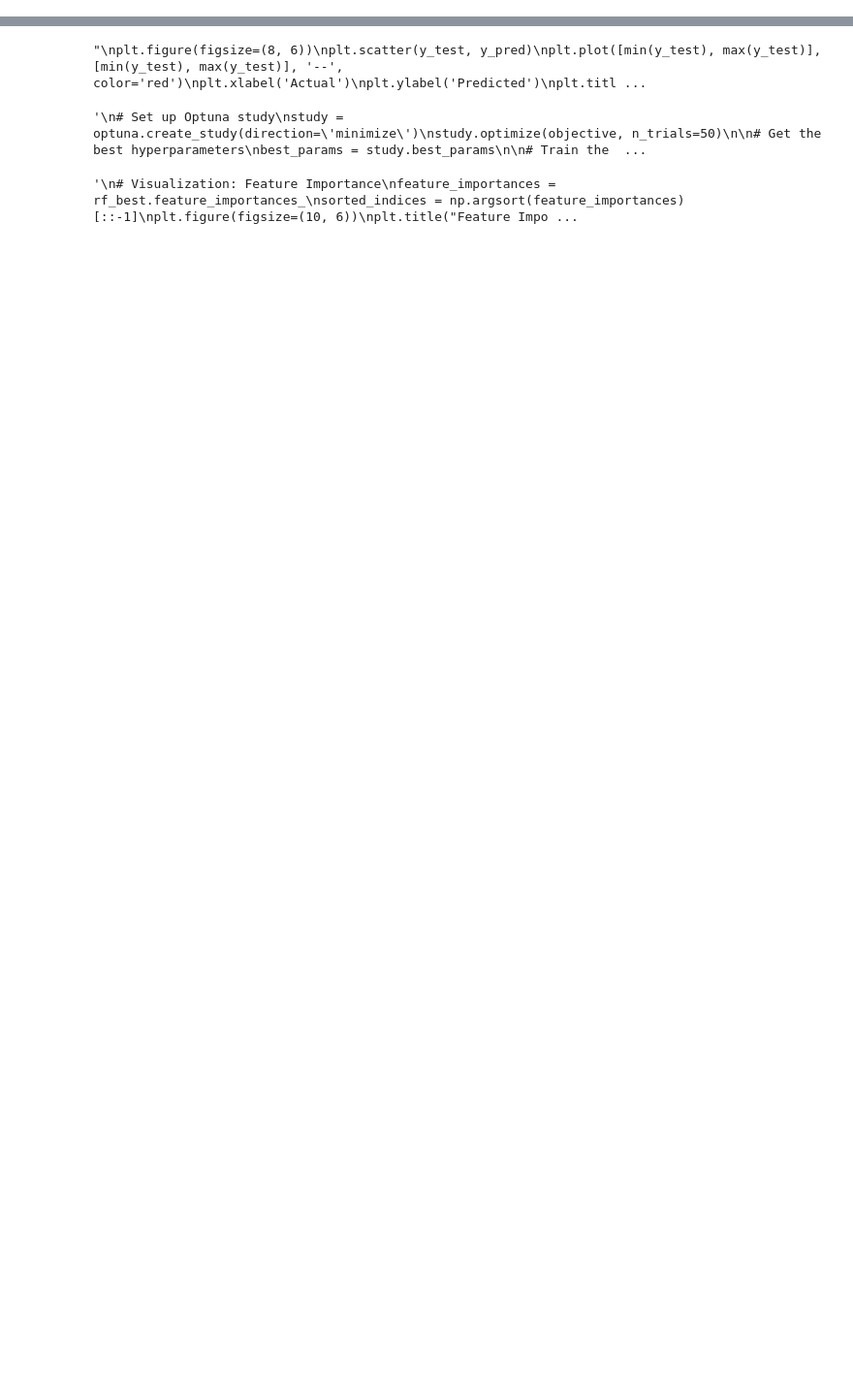
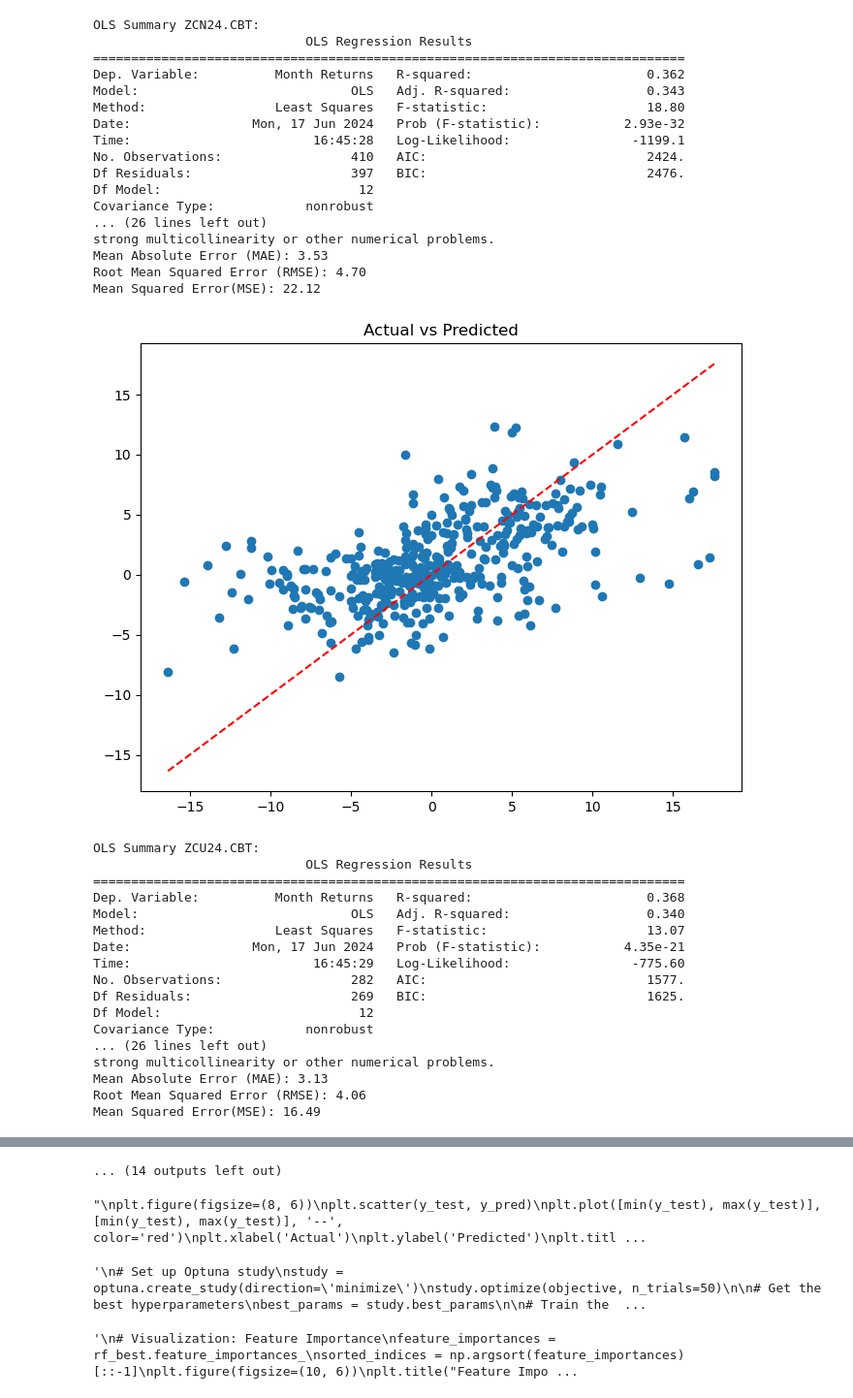
Before and after one commit to aadit-bhatia/maizerunner, a Jupyter notebook: prices_cleaning.ipynb, the cells around one changed output, grey strips where cells are left out. Shown at 97% size. Saved outputs shown, nothing was run; the diff lists cells and outputs as text; code cells hidden in the pictures; blank space fills up the shorter version.

Commit message:
added dow and fixed the way we store the regression objects

```diff
--- a/prices_cleaning.ipynb
+++ b/prices_cleaning.ipynb
@@ -62,7 +52,8 @@ for i, df in enumerate(dfs_list):
     df['Returns'] = df['Close'].pct_change() * 100
 
     df['Month Returns'] = df['Close'].pct_change(periods = 28) * 100
-    df['Month Returns'] = df['Month Returns'].shift(-30)
+    df['Month Returns'] = df['Month Returns'].shift(-28)
+    print(df['Month Returns'])
 
     #Relative Strength Index
     df['Momentum RSI'] = ta.rsi(df['Close'], length=14)
@@ -94,6 +85,9 @@ for i, df in enumerate(dfs_list):
     #Volume Weighted Average Price
     df['VWAP'] = (df['Close'] * df['Volume']).cumsum() / df['Volume'].cumsum()
     df = pd.merge(df, vix_df['vix'], left_index=True, right_index=True)
+    df = pd.merge(df, dow_df['dow'], left_index=True, right_index=True)
+
+    df = df.dropna()
     dfs_list[i] = df  # Assign the modified df back to the list
 
 
@@ -102,21 +114,19 @@ dfs_dct = dict(zip(codes_list, dfs_list))
 #OLS
 
 def ols(merged_df):
-    merged_df = merged_df.dropna()
-
     #Specifying Axes
-    x_vars = ['Returns', 'Momentum RSI', 'Close','MACD','MACD_diff','Bollinger_position','OBV','%K','%D','VWAP','vix']
+    x_vars = ['Returns', 'Momentum RSI', 'Close','MACD','MACD_diff','Bollinger_position','OBV','%K','%D','VWAP','vix','dow']
     X = merged_df.loc[:, x_vars] #Selecting only from merged_df
     y = merged_df['Month Returns']
 
-    #Training Model
+    #Training and Testing Data
+    X_train, X_test, y_train, y_test = train_test_split(X, y, test_size=0.5, random_state=42)
 
-    #Training and Testing Data
-    X_train, X_test, y_train, y_test = train_test_split(
-    X, y, test_size=0.5, random_state=42)
+    # Add constant term to X_train and X_test
+    X_train = sm.add_constant(X_train)
+    X_test = sm.add_constant(X_test)
 
     # Fit the OLS model
-    X = sm.add_constant(X_train)
     model = sm.OLS(y_train, X_train).fit()
 
     # Make predictions on the test set
@@ -140,10 +150,4 @@ def ols(merged_df):
     plt.plot([min(y_test), max(y_test)], [min(y_test), max(y_test)], '--', color='red')
     plt.title('Actual vs Predicted')
     plt.show()
+    return model
-# %%
-#Inputs for OLS
-for name, df in dfs_dct.items():
-    print(df)
-    print(f'OLS Summary {name}:')
-    ols(df)
-    print('\n')
@@ -259,0 +154,46 @@ Mean Squared Error(MSE): 15.25
+# %%
+#Inputs for OLS
+OLS_models_dict = {}
+for name, df in dfs_dct.items():
+    print(f'OLS Summary {name}:')
+    ols_model = ols(df)
+    OLS_models_dict[name] = ols_model  # Store the ols model object in the dictionary
+#so in OLS_models_dict we have the name of the contracts as key and the regression object as val
+#so that we can create a trading strat based on the next month expected returns
+    print('\n')
+# %% [output]
+OLS Summary ZCN24.CBT:
+                            OLS Regression Results
+==============================================================================
+Dep. Variable:          Month Returns   R-squared:                       0.362
+Model:                            OLS   Adj. R-squared:                  0.343
+Method:                 Least Squares   F-statistic:                     18.80
+Date:                Mon, 17 Jun 2024   Prob (F-statistic):           2.93e-32
+Time:                        16:45:28   Log-Likelihood:                -1199.1
+No. Observations:                 410   AIC:                             2424.
+Df Residuals:                     397   BIC:                             2476.
+Df Model:                          12
+Covariance Type:            nonrobust
+... (26 lines left out)
+strong multicollinearity or other numerical problems.
+Mean Absolute Error (MAE): 3.53
+Root Mean Squared Error (RMSE): 4.70
+Mean Squared Error(MSE): 22.12
+[figure, added]
+OLS Summary ZCU24.CBT:
+                            OLS Regression Results
+==============================================================================
+Dep. Variable:          Month Returns   R-squared:                       0.368
+Model:                            OLS   Adj. R-squared:                  0.340
+Method:                 Least Squares   F-statistic:                     13.07
+Date:                Mon, 17 Jun 2024   Prob (F-statistic):           4.35e-21
+Time:                        16:45:29   Log-Likelihood:                -775.60
+No. Observations:                 282   AIC:                             1577.
+Df Residuals:                     269   BIC:                             1625.
+Df Model:                          12
+Covariance Type:            nonrobust
+... (26 lines left out)
+strong multicollinearity or other numerical problems.
+Mean Absolute Error (MAE): 3.13
+Root Mean Squared Error (RMSE): 4.06
+Mean Squared Error(MSE): 16.49
@@ -260,3 +273,4 @@ Mean Squared Error(MSE): 15.25
+... (14 outputs left out)
 # %%
 #Objective function for grid search in Random Forest
 #optuna intelligently grid searches across params in params{}
```
Also changed, not shown: parts of 5 cells of this notebook.
